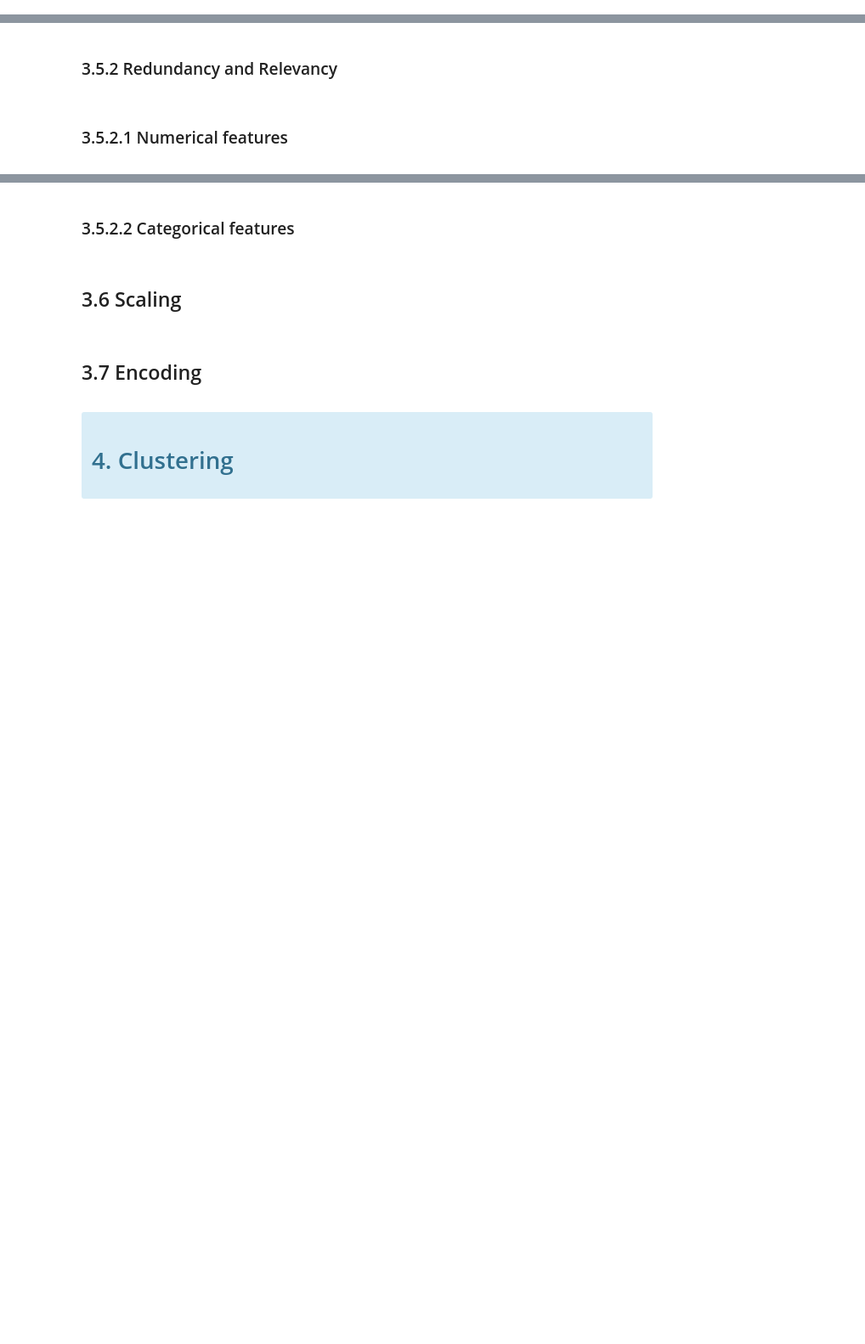
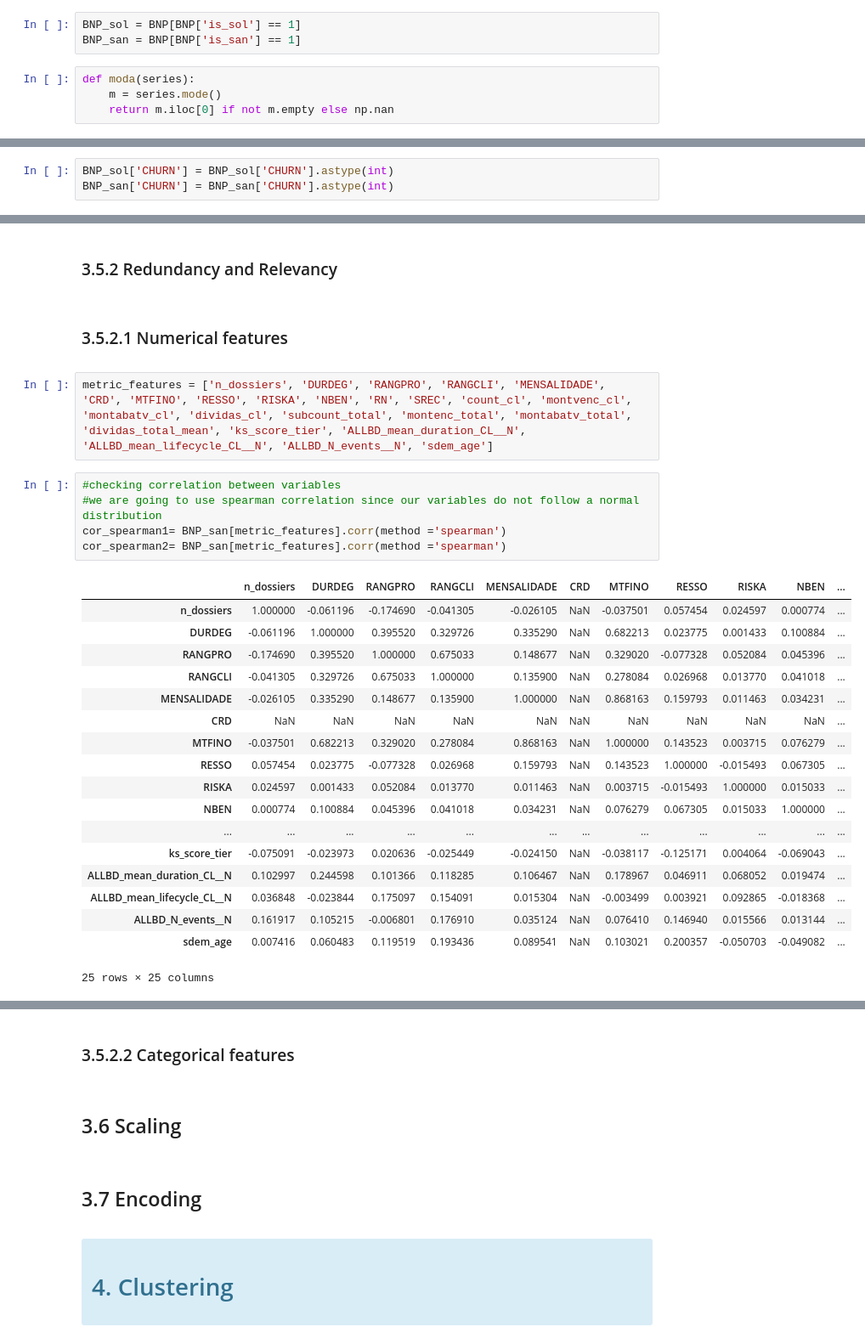
Before and after one commit to Alanog10/BNP-Paribas, a Jupyter notebook: Clustering.ipynb, the cells around one changed output, grey strips where cells are left out. Shown at 85% size. Saved outputs shown, nothing was run; the diff lists cells and outputs as text; blank space fills up the shorter version.

```diff
--- a/Clustering.ipynb
+++ b/Clustering.ipynb
@@ -207,0 +179,7 @@ H – Homebanking; K – Click-to-call; M – Email; Q – Telem
+# %%
+BNP_sol = BNP[BNP['is_sol'] == 1]
+BNP_san = BNP[BNP['is_san'] == 1]
+# %%
+def moda(series):
+    m = series.mode()
+    return m.iloc[0] if not m.empty else np.nan
@@ -207,0 +274,3 @@ H – Homebanking; K – Click-to-call; M – Email; Q – Telem
+# %%
+BNP_sol['CHURN'] = BNP_sol['CHURN'].astype(int)
+BNP_san['CHURN'] = BNP_san['CHURN'].astype(int)
@@ -278,3 +476,29 @@ H – Homebanking; K – Click-to-call; M – Email; Q – Telem
 ### 3.5.2.1 Numerical features
 
 </a>
+# %%
+metric_features = ['n_dossiers', 'DURDEG', 'RANGPRO', 'RANGCLI', 'MENSALIDADE', 'CRD', 'MTFINO', 'RESSO', 'RISKA', 'NBEN', 'RN', 'SREC', 'count_cl', 'montvenc_cl', 'montabatv_cl', 'dividas_cl', 'subcount_total', 'montenc_total', 'montabatv_total', 'dividas_total_mean', 'ks_score_tier', 'ALLBD_mean_duration_CL__N', 'ALLBD_mean_lifecycle_CL__N', 'ALLBD_N_events__N', 'sdem_age']
+# %%
+#checking correlation between variables
+#we are going to use spearman correlation since our variables do not follow a normal distribution
+cor_spearman1= BNP_san[metric_features].corr(method ='spearman')
+cor_spearman2= BNP_san[metric_features].corr(method ='spearman')
+# %% [output]
+|  | n_dossiers | DURDEG | RANGPRO | RANGCLI | MENSALIDADE | CRD | MTFINO | RESSO | RISKA | NBEN | ... |
+| n_dossiers | 1.000000 | -0.061196 | -0.174690 | -0.041305 | -0.026105 | NaN | -0.037501 | 0.057454 | 0.024597 | 0.000774 | ... |
+| DURDEG | -0.061196 | 1.000000 | 0.395520 | 0.329726 | 0.335290 | NaN | 0.682213 | 0.023775 | 0.001433 | 0.100884 | ... |
+| RANGPRO | -0.174690 | 0.395520 | 1.000000 | 0.675033 | 0.148677 | NaN | 0.329020 | -0.077328 | 0.052084 | 0.045396 | ... |
+| RANGCLI | -0.041305 | 0.329726 | 0.675033 | 1.000000 | 0.135900 | NaN | 0.278084 | 0.026968 | 0.013770 | 0.041018 | ... |
+| MENSALIDADE | -0.026105 | 0.335290 | 0.148677 | 0.135900 | 1.000000 | NaN | 0.868163 | 0.159793 | 0.011463 | 0.034231 | ... |
+| CRD | NaN | NaN | NaN | NaN | NaN | NaN | NaN | NaN | NaN | NaN | ... |
+| MTFINO | -0.037501 | 0.682213 | 0.329020 | 0.278084 | 0.868163 | NaN | 1.000000 | 0.143523 | 0.003715 | 0.076279 | ... |
+| RESSO | 0.057454 | 0.023775 | -0.077328 | 0.026968 | 0.159793 | NaN | 0.143523 | 1.000000 | -0.015493 | 0.067305 | ... |
+| RISKA | 0.024597 | 0.001433 | 0.052084 | 0.013770 | 0.011463 | NaN | 0.003715 | -0.015493 | 1.000000 | 0.015033 | ... |
+| NBEN | 0.000774 | 0.100884 | 0.045396 | 0.041018 | 0.034231 | NaN | 0.076279 | 0.067305 | 0.015033 | 1.000000 | ... |
+| ... | ... | ... | ... | ... | ... | ... | ... | ... | ... | ... | ... |
+| ks_score_tier | -0.075091 | -0.023973 | 0.020636 | -0.025449 | -0.024150 | NaN | -0.038117 | -0.125171 | 0.004064 | -0.069043 | ... |
+| ALLBD_mean_duration_CL__N | 0.102997 | 0.244598 | 0.101366 | 0.118285 | 0.106467 | NaN | 0.178967 | 0.046911 | 0.068052 | 0.019474 | ... |
+| ALLBD_mean_lifecycle_CL__N | 0.036848 | -0.023844 | 0.175097 | 0.154091 | 0.015304 | NaN | -0.003499 | 0.003921 | 0.092865 | -0.018368 | ... |
+| ALLBD_N_events__N | 0.161917 | 0.105215 | -0.006801 | 0.176910 | 0.035124 | NaN | 0.076410 | 0.146940 | 0.015566 | 0.013144 | ... |
+| sdem_age | 0.007416 | 0.060483 | 0.119519 | 0.193436 | 0.089541 | NaN | 0.103021 | 0.200357 | -0.050703 | -0.049082 | ... |
+25 rows × 25 columns
```
Also changed, not shown: parts of 28 cells of this notebook.
